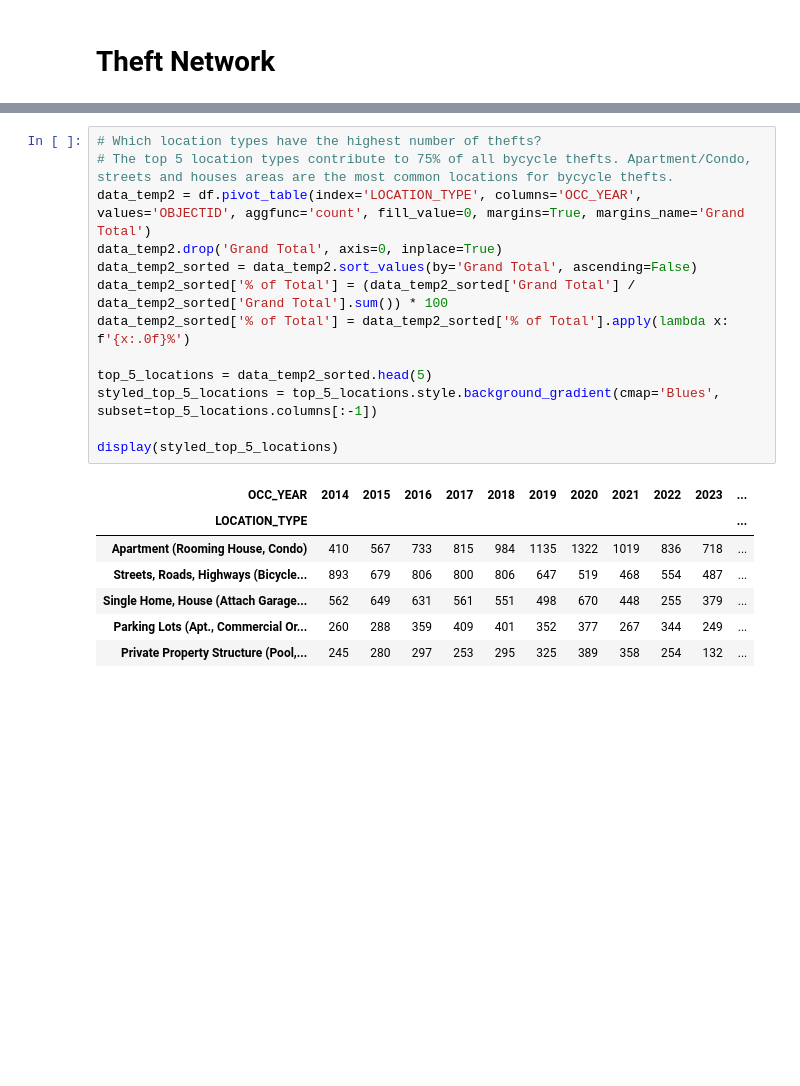
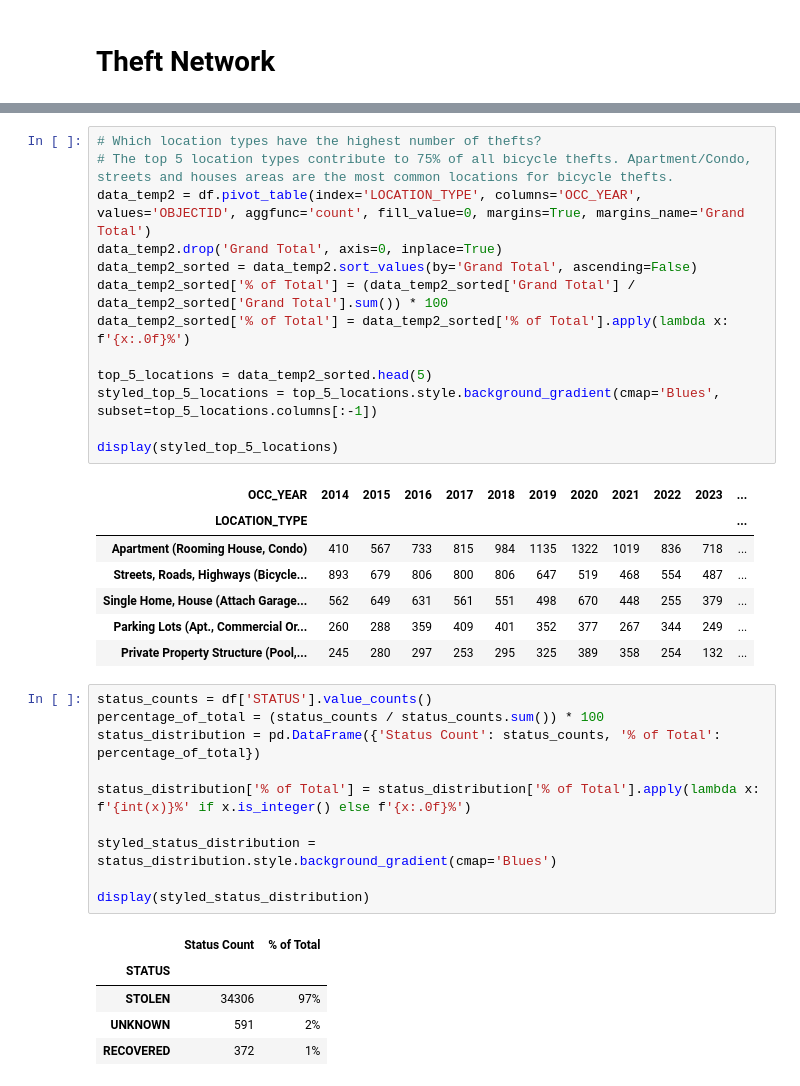
Before and after one commit to kvlrdhrs/Analysis-of-Bicycle-Thefts-in-Toronto, a Jupyter notebook: code.ipynb, the cells around one changed output, grey strips where cells are left out. Cells and saved outputs as stored; diff of their text form; blank space fills up the shorter version.

```diff
--- a/code.ipynb
+++ b/code.ipynb
@@ -372,7 +372,7 @@ display(styled_top_10_neighbourhoods)
 | University | 106 | 110 | 136 | 148 | 136 | 75 | 69 | 63 | 114 | 53 | ... |
 # %%
 # Which location types have the highest number of thefts?
-# The top 5 location types contribute to 75% of all bycycle thefts. Apartment/Condo, streets and houses areas are the most common locations for bycycle thefts.
+# The top 5 location types contribute to 75% of all bicycle thefts. Apartment/Condo, streets and houses areas are the most common locations for bicycle thefts.
 data_temp2 = df.pivot_table(index='LOCATION_TYPE', columns='OCC_YEAR', values='OBJECTID', aggfunc='count', fill_value=0, margins=True, margins_name='Grand Total')
 data_temp2.drop('Grand Total', axis=0, inplace=True)
 data_temp2_sorted = data_temp2.sort_values(by='Grand Total', ascending=False)
@@ -391,3 +391,19 @@ display(styled_top_5_locations)
 | Single Home, House (Attach Garage... | 562 | 649 | 631 | 561 | 551 | 498 | 670 | 448 | 255 | 379 | ... |
 | Parking Lots (Apt., Commercial Or... | 260 | 288 | 359 | 409 | 401 | 352 | 377 | 267 | 344 | 249 | ... |
 | Private Property Structure (Pool,... | 245 | 280 | 297 | 253 | 295 | 325 | 389 | 358 | 254 | 132 | ... |
+# %%
+status_counts = df['STATUS'].value_counts()
+percentage_of_total = (status_counts / status_counts.sum()) * 100
+status_distribution = pd.DataFrame({'Status Count': status_counts, '% of Total': percentage_of_total})
+
+status_distribution['% of Total'] = status_distribution['% of Total'].apply(lambda x: f'{int(x)}%' if x.is_integer() else f'{x:.0f}%')
+
+styled_status_distribution = status_distribution.style.background_gradient(cmap='Blues')
+
+display(styled_status_distribution)
+# %% [output]
+|  | Status Count | % of Total |
+| STATUS |  |  |
+| STOLEN | 34306 | 97% |
+| UNKNOWN | 591 | 2% |
+| RECOVERED | 372 | 1% |
```
Also changed, not shown: parts of 3 cells of this notebook.
